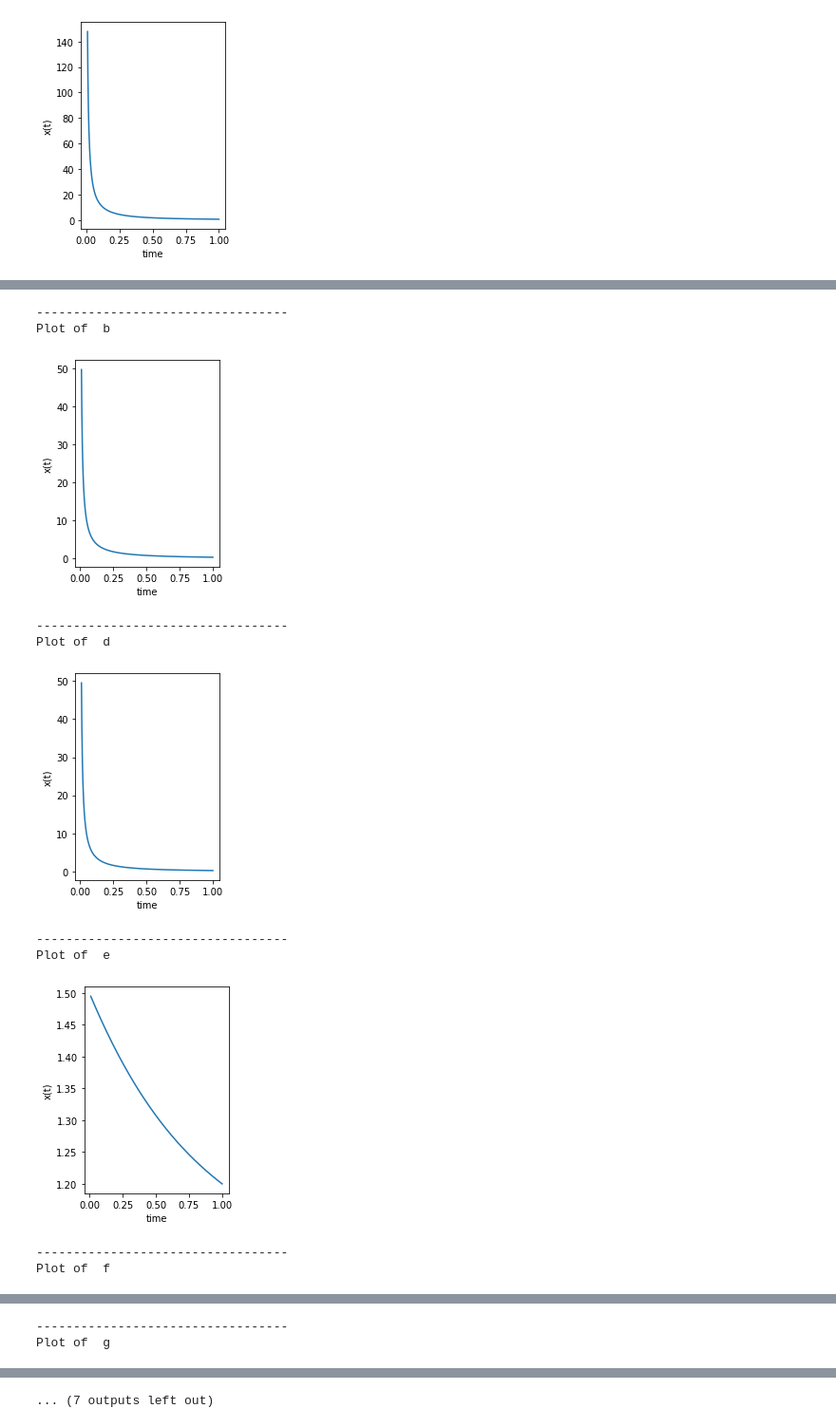
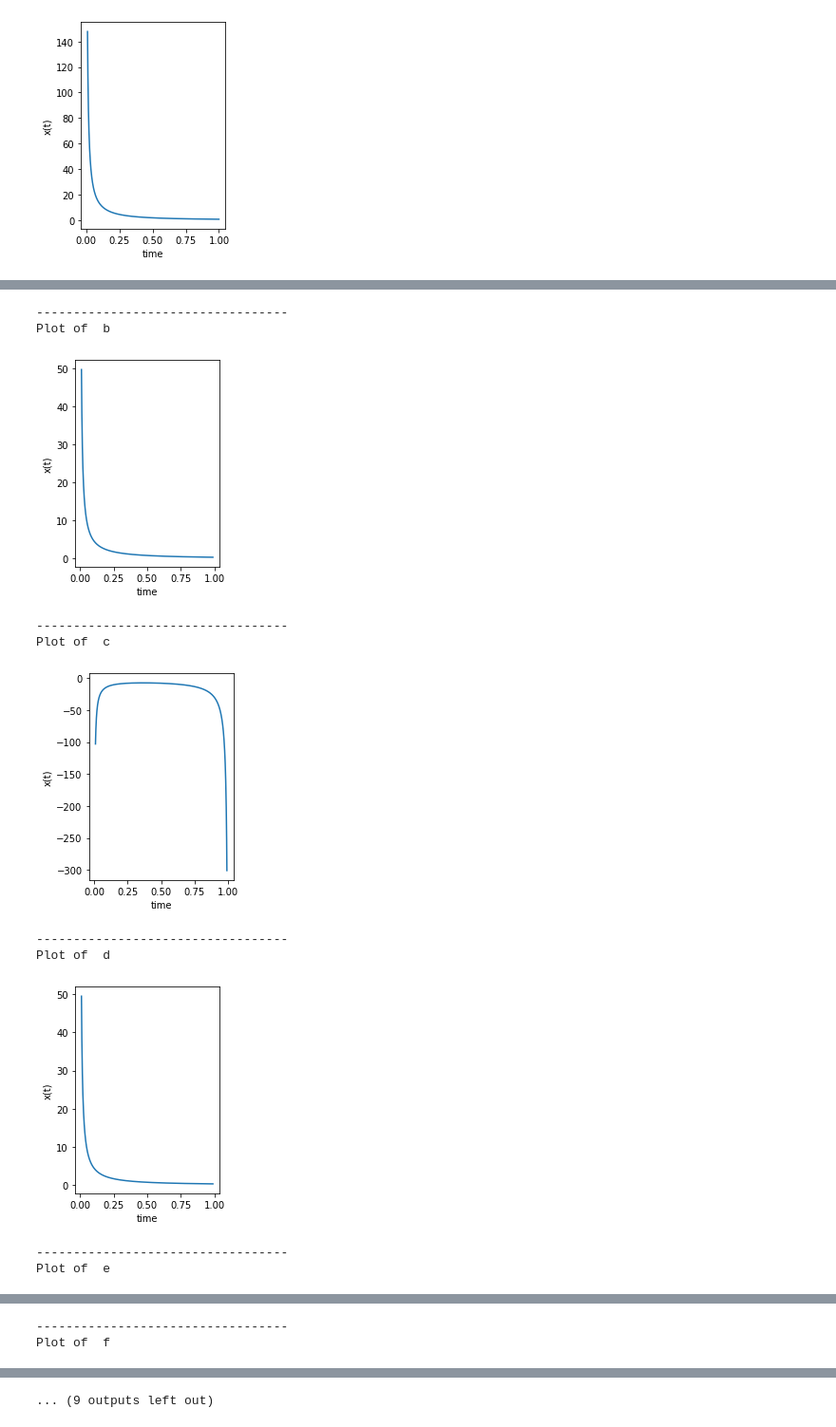
Before and after one commit to hany606/LCT_Spring20IU, a Jupyter notebook: Lab1_Additional_Points.ipynb, the cells around one changed output, grey strips where cells are left out. Shown at 95% size. Drawn from its saved outputs; the diff is of its cells as text; code cells hidden in the pictures.

```diff
--- a/Lab1_Additional_Points.ipynb
+++ b/Lab1_Additional_Points.ipynb
@@ -198,14 +198,18 @@ coefficients = {}
 transfer_functions = {}
 state_space_models = {}
 tf_plot = {}
-x_axis = np.linspace(0.01, 1, 1000)
+
+# from 0.01 as some TF has p in the denomenator and it will 1/0 is undefined
+# To 0.99 as for question c, TF is not defined on this point as Ip-A is singular has no inverse on that point
+
+x_axis = np.linspace(0.01, 0.99, 1000)
 
 
 for i,q in enumerate(questions_list):
   print(q, "\t-->\t", end="")
-  if(q == 'c'):
-    print("Failed")
-    continue
+  # if(q == 'c'):
+  #   print("Failed")
+    # continue
   coefficients[q] = [np.array(equations[i][0]), np.array(equations[i][2]), equations[i][3]]
   state_space_models[q] = StateSpaceModel(coefficients=coefficients[q], u=equations[i][1])
   transfer_functions[q] = state_space_models[q].getTransferFunction
@@ -215,8 +219,8 @@ for i,q in enumerate(questions_list):
   print("Success")
 
 for q in questions_list:
-  if(q == 'c'):
-    continue
+  # if(q == 'c'):
+  #   continue
   print("Plot of ", q)
   plot(tf_plot[q], x_axis)
   print("----------------------------------")
@@ -236,11 +240,11 @@ Plot of  a
 ----------------------------------
 Plot of  b
-[figure, old version]
+[figure, new version]
 ----------------------------------
-Plot of  d
+Plot of  c
-[figure, old version]
+[figure, new version]
 ----------------------------------
-Plot of  e
+Plot of  d
-[figure, old version]
+[figure, new version]
 ----------------------------------
-Plot of  f
+Plot of  e
@@ -248,2 +252,2 @@ Plot of  f
 ----------------------------------
-Plot of  g
+Plot of  f
@@ -251 +255 @@ Plot of  g
-... (7 outputs left out)
+... (9 outputs left out)
```
Also changed, not shown: parts of 1 cell of this notebook.
